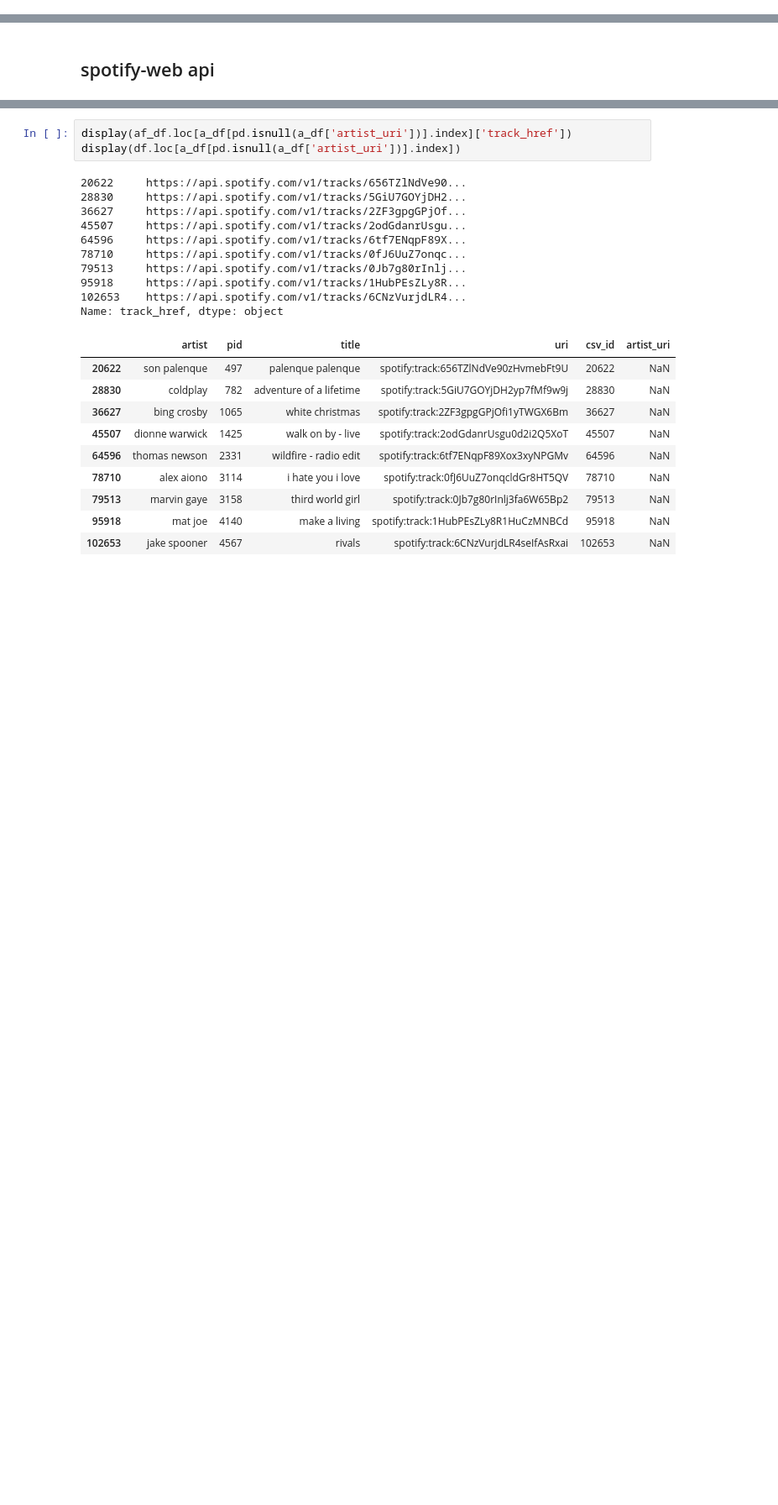
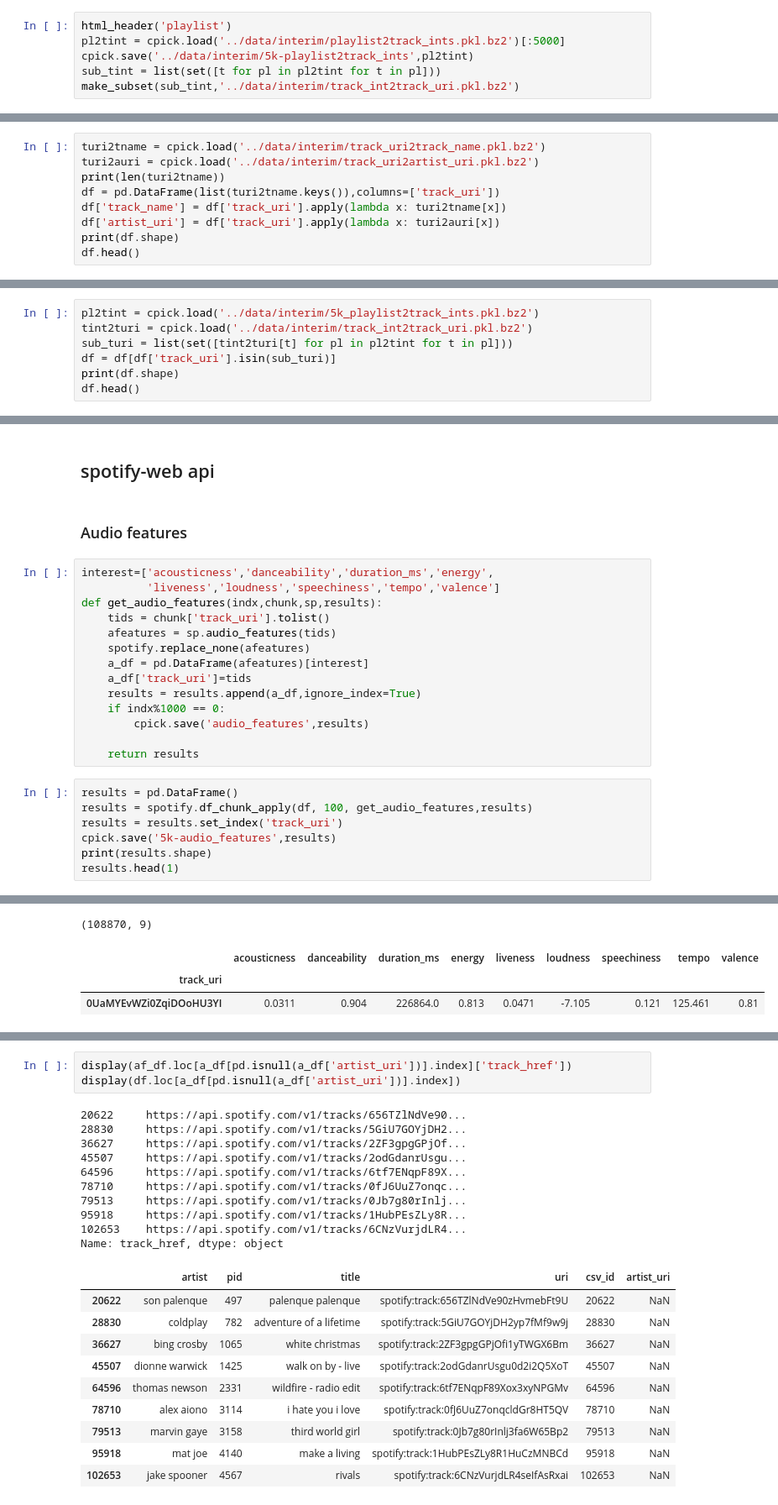
Before and after one commit to Spandan-Madan/Spotify, a Jupyter notebook: notebooks/1_bsl_Data_Processing.ipynb, the cells around one changed output, grey strips where cells are left out. Shown at 84% size. Drawn from its saved outputs; the diff is of its cells as text; blank space fills up the shorter version.

Commit message:
metrics ipynb and better data collection

```diff
--- a/notebooks/1_bsl_Data_Processing.ipynb
+++ b/notebooks/1_bsl_Data_Processing.ipynb
@@ -115,3 +235,9 @@ with open('../data/intetim/random_01_percent.json','w') as afile:
+# %%
+html_header('playlist')
+pl2tint = cpick.load('../data/interim/playlist2track_ints.pkl.bz2')[:5000]
+cpick.save('../data/interim/5k-playlist2track_ints',pl2tint)
+sub_tint = list(set([t for pl in pl2tint for t in pl]))
+make_subset(sub_tint,'../data/interim/track_int2track_uri.pkl.bz2')
 # %% [markdown]
 # Get audio features
 ## setup
@@ -130,3 +256,12 @@ Index(['artist', 'pid', 'title', 'uri', 'csv_id', 'artist_uri'], dtype='object')
 (108870, 6)
 |  | artist | pid | title | uri | csv_id | artist_uri |
 | 0 | missy elliott | 0 | lose control feat ciara & fat man... | spotify:track:0UaMYEvWZi0ZqiDOoHU3YI | 0 | spotify:artist:2wIVse2owClT7go1WT... |
+# %%
+turi2tname = cpick.load('../data/interim/track_uri2track_name.pkl.bz2')
+turi2auri = cpick.load('../data/interim/track_uri2artist_uri.pkl.bz2')
+print(len(turi2tname))
+df = pd.DataFrame(list(turi2tname.keys()),columns=['track_uri'])
+df['track_name'] = df['track_uri'].apply(lambda x: turi2tname[x])
+df['artist_uri'] = df['track_uri'].apply(lambda x: turi2auri[x])
+print(df.shape)
+df.head()
@@ -132,0 +277,7 @@ Index(['artist', 'pid', 'title', 'uri', 'csv_id', 'artist_uri'], dtype='object')
+# %%
+pl2tint = cpick.load('../data/interim/5k_playlist2track_ints.pkl.bz2')
+tint2turi = cpick.load('../data/interim/track_int2track_uri.pkl.bz2')
+sub_turi = list(set([tint2turi[t] for pl in pl2tint for t in pl]))
+df = df[df['track_uri'].isin(sub_turi)]
+print(df.shape)
+df.head()
@@ -133,2 +292,26 @@ Index(['artist', 'pid', 'title', 'uri', 'csv_id', 'artist_uri'], dtype='object')
 # %% [markdown]
 ## spotify-web api
+# %% [markdown]
+### Audio features
+# %%
+interest=['acousticness','danceability','duration_ms','energy',
+          'liveness','loudness','speechiness','tempo','valence']
+def get_audio_features(indx,chunk,sp,results):
+    tids = chunk['track_uri'].tolist()
+    afeatures = sp.audio_features(tids)
+    spotify.replace_none(afeatures)
+    a_df = pd.DataFrame(afeatures)[interest]
+    a_df['track_uri']=tids
+    results = results.append(a_df,ignore_index=True)
+    if indx%1000 == 0:
+        cpick.save('audio_features',results)
+
+    return results
+# %%
+results = pd.DataFrame()
+results = spotify.df_chunk_apply(df, 100, get_audio_features,results)
+results = results.set_index('track_uri')
+cpick.save('5k-audio_features',results)
+print(results.shape)
+results.head(1)
+# %% [output]
@@ -134,0 +319,4 @@ Index(['artist', 'pid', 'title', 'uri', 'csv_id', 'artist_uri'], dtype='object')
+(108870, 9)
+|  | acousticness | danceability | duration_ms | energy | liveness | loudness | speechiness | tempo | valence |
+| track_uri |  |  |  |  |  |  |  |  |  |
+| 0UaMYEvWZi0ZqiDOoHU3YI | 0.0311 | 0.904 | 226864.0 | 0.813 | 0.0471 | -7.105 | 0.121 | 125.461 | 0.81 |
```
Also changed, not shown: parts of 30 cells of this notebook, 1 other file.
